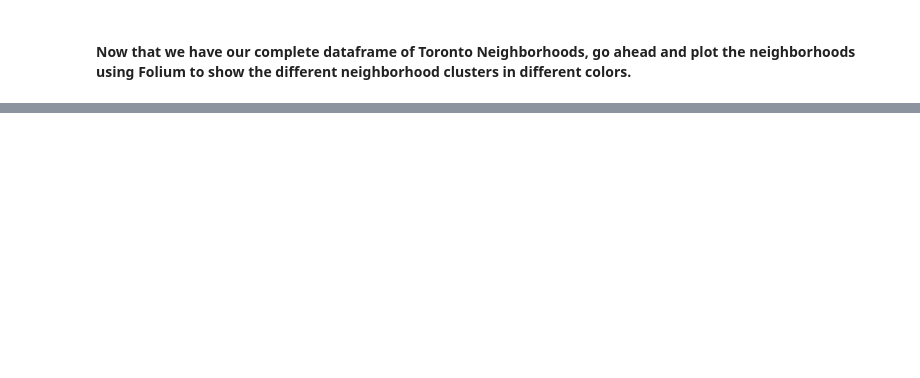
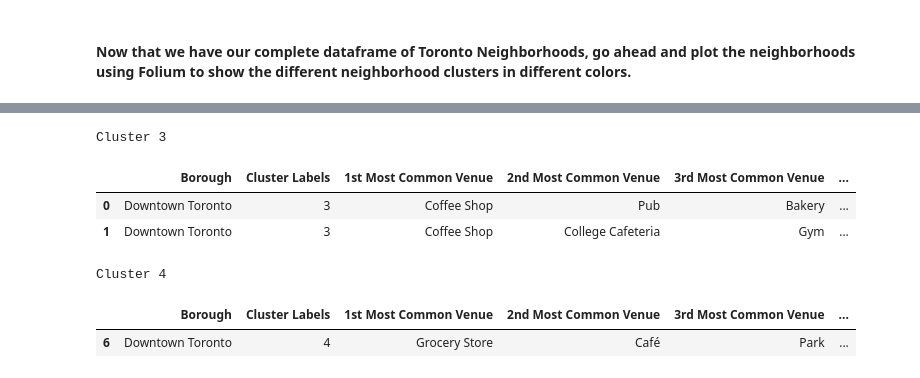
Before and after one commit to chitvansaggu/Data-Science-Notebooks, a Jupyter notebook: Data Analysis on Toronto Neighborhood Postal Codes.ipynb, the cells around one changed output, grey strips where cells are left out. Cells and saved outputs as stored; diff of their text form; code cells hidden in the pictures; blank space fills up the shorter version.

```diff
--- a/Data Analysis on Toronto Neighborhood Postal Codes.ipynb
+++ b/Data Analysis on Toronto Neighborhood Postal Codes.ipynb
@@ -500,0 +537,15 @@ map_clusters
+# %%
+print("Cluster 3")
+toronto_merged.loc[toronto_merged['Cluster Labels'] == 3, toronto_merged.columns[[1] + list(range(5, toronto_merged.shape[1]))]]
+# %% [output]
+Cluster 3
+|  | Borough | Cluster Labels | 1st Most Common Venue | 2nd Most Common Venue | 3rd Most Common Venue | ... |
+| 0 | Downtown Toronto | 3 | Coffee Shop | Pub | Bakery | ... |
+| 1 | Downtown Toronto | 3 | Coffee Shop | College Cafeteria | Gym | ... |
+# %%
+print("Cluster 4")
+toronto_merged.loc[toronto_merged['Cluster Labels'] == 4, toronto_merged.columns[[1] + list(range(5, toronto_merged.shape[1]))]]
+# %% [output]
+Cluster 4
+|  | Borough | Cluster Labels | 1st Most Common Venue | 2nd Most Common Venue | 3rd Most Common Venue | ... |
+| 6 | Downtown Toronto | 4 | Grocery Store | Café | Park | ... |
```
Also changed, not shown: parts of 5 cells of this notebook.
